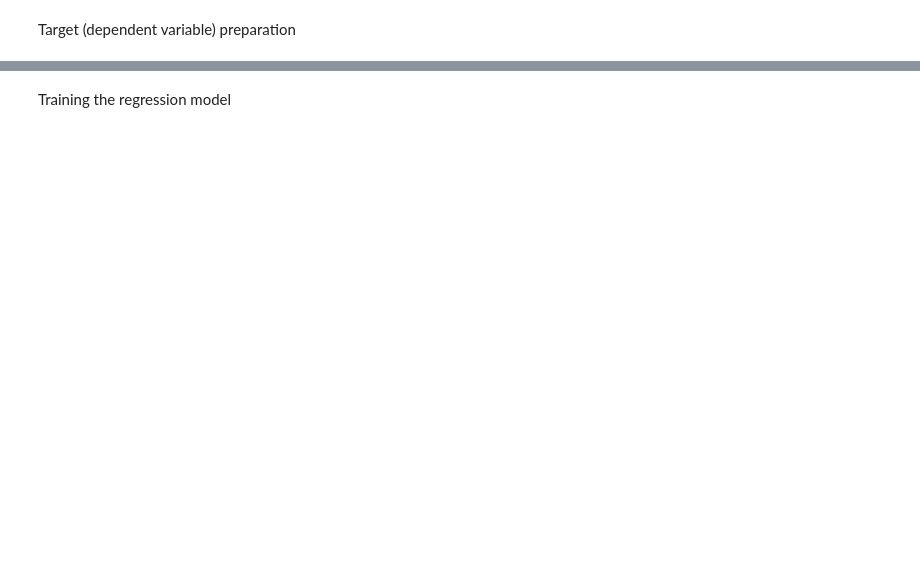
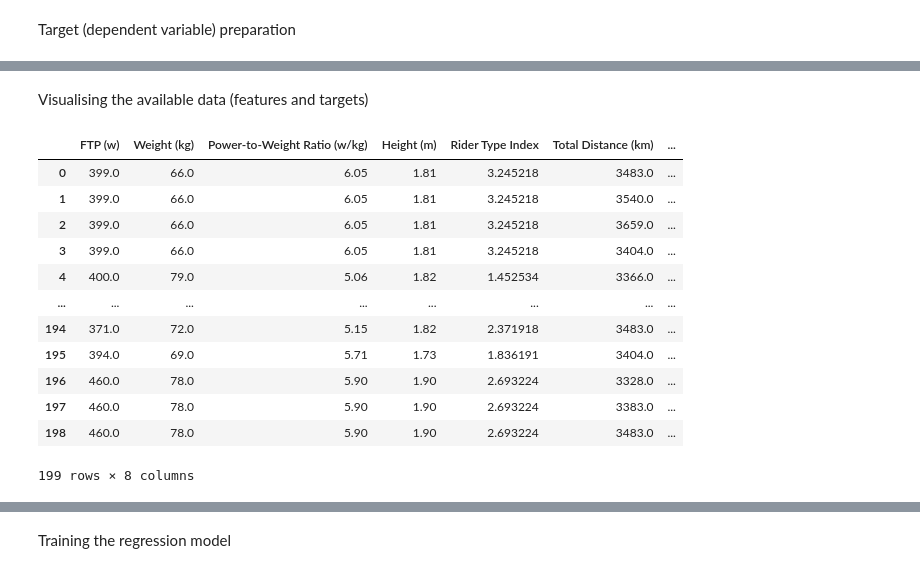
Before and after one commit to Fe-56/Tour-de-France-Data-Analysis, a Jupyter notebook: analysis.ipynb, the cells around one changed output, grey strips where cells are left out. Saved outputs shown, nothing was run; the diff lists cells and outputs as text; code cells hidden in the pictures; blank space fills up the shorter version.

```diff
--- a/analysis.ipynb
+++ b/analysis.ipynb
@@ -186,0 +254,20 @@ print(target)
+# %% [markdown]
+Visualising the available data (features and targets)
+# %%
+dataset = pd.merge(features, target, left_index=True, right_index=True)
+dataset = dataset.astype(float)
+display(dataset)
+# %% [output]
+|  | FTP (w) | Weight (kg) | Power-to-Weight Ratio (w/kg) | Height (m) | Rider Type Index | Total Distance (km) | ... |
+| 0 | 399.0 | 66.0 | 6.05 | 1.81 | 3.245218 | 3483.0 | ... |
+| 1 | 399.0 | 66.0 | 6.05 | 1.81 | 3.245218 | 3540.0 | ... |
+| 2 | 399.0 | 66.0 | 6.05 | 1.81 | 3.245218 | 3659.0 | ... |
+| 3 | 399.0 | 66.0 | 6.05 | 1.81 | 3.245218 | 3404.0 | ... |
+| 4 | 400.0 | 79.0 | 5.06 | 1.82 | 1.452534 | 3366.0 | ... |
+| ... | ... | ... | ... | ... | ... | ... | ... |
+| 194 | 371.0 | 72.0 | 5.15 | 1.82 | 2.371918 | 3483.0 | ... |
+| 195 | 394.0 | 69.0 | 5.71 | 1.73 | 1.836191 | 3404.0 | ... |
+| 196 | 460.0 | 78.0 | 5.90 | 1.90 | 2.693224 | 3328.0 | ... |
+| 197 | 460.0 | 78.0 | 5.90 | 1.90 | 2.693224 | 3383.0 | ... |
+| 198 | 460.0 | 78.0 | 5.90 | 1.90 | 2.693224 | 3483.0 | ... |
+199 rows × 8 columns
```
Also changed, not shown: parts of 18 cells of this notebook, 8 other files.
